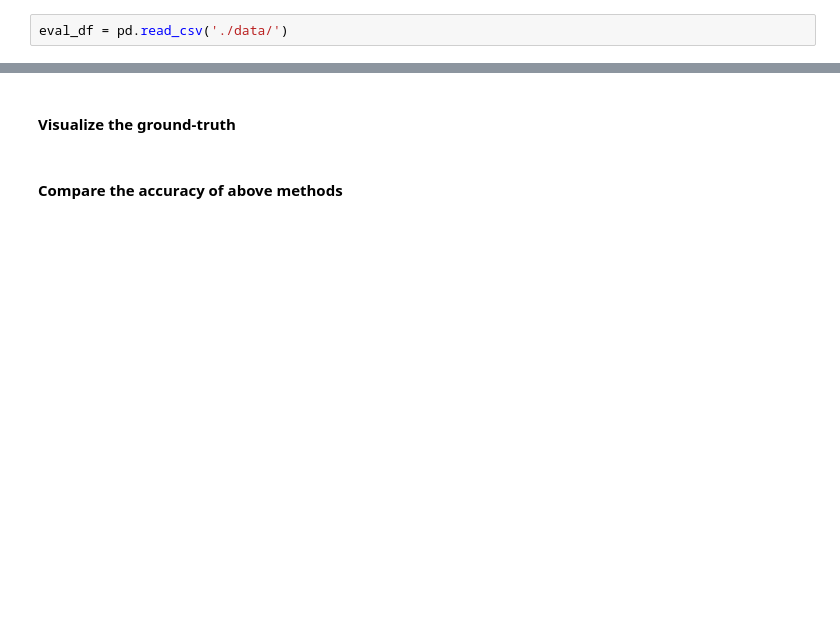
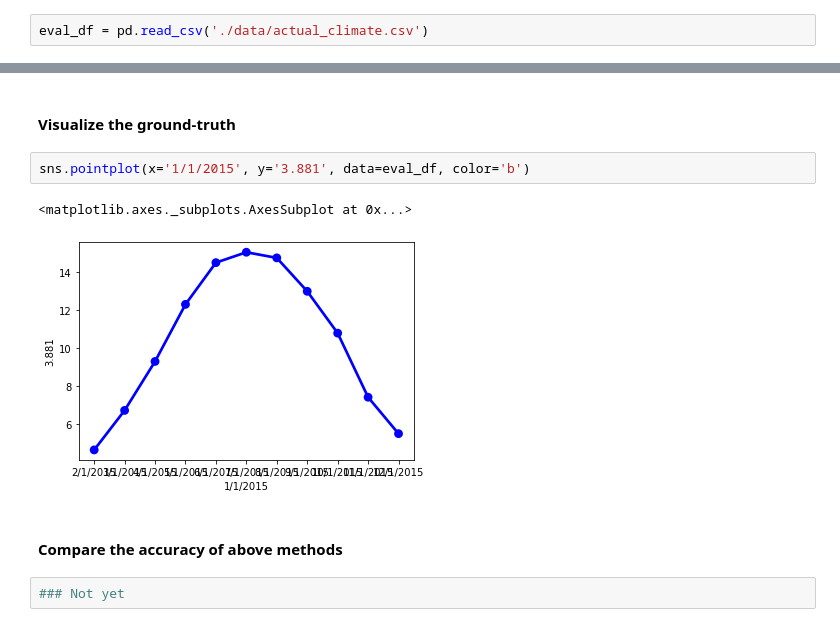
Before and after one commit to hunterkilltree/IntelligentSystems, a Jupyter notebook: lab2/Exercise.ipynb, the cells around one changed output, grey strips where cells are left out. Saved outputs shown, nothing was run; the diff lists cells and outputs as text; blank space fills up the shorter version.

```diff
--- a/lab2/Exercise.ipynb
+++ b/lab2/Exercise.ipynb
@@ -33,4 +108,4 @@ df.head(10)
 # %% [markdown]
 ### The ground-truth of the climate data can be found in actual_climate.csv
 # %%
-eval_df = pd.read_csv('./data/')
+eval_df = pd.read_csv('./data/actual_climate.csv')
@@ -37,4 +126,11 @@ eval_df = pd.read_csv('./data/')
 # %% [markdown]
 #### Visualize the ground-truth
+# %%
+sns.pointplot(x='1/1/2015', y='3.881', data=eval_df, color='b')
+# %% [output]
+<matplotlib.axes._subplots.AxesSubplot at 0x...>
+[figure, added]
 # %% [markdown]
 #### Compare the accuracy of above methods
+# %%
+### Not yet
```
Also changed, not shown: parts of 3 cells of this notebook.
